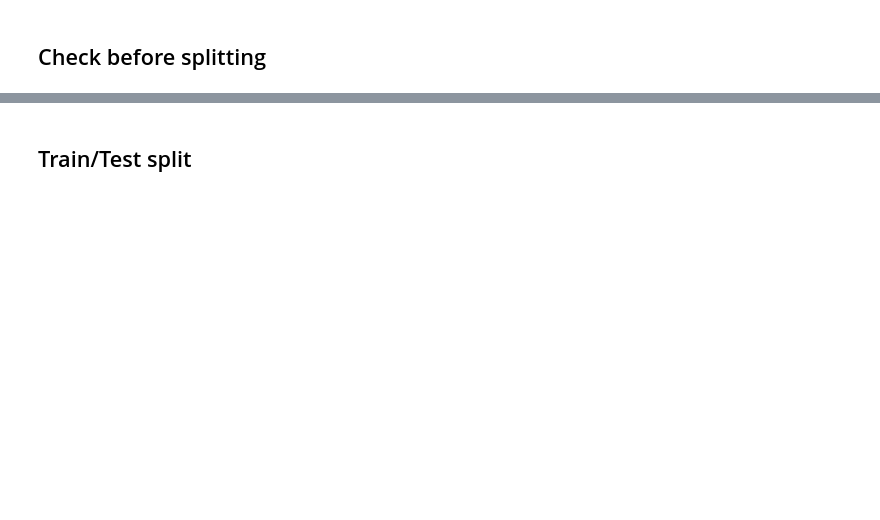
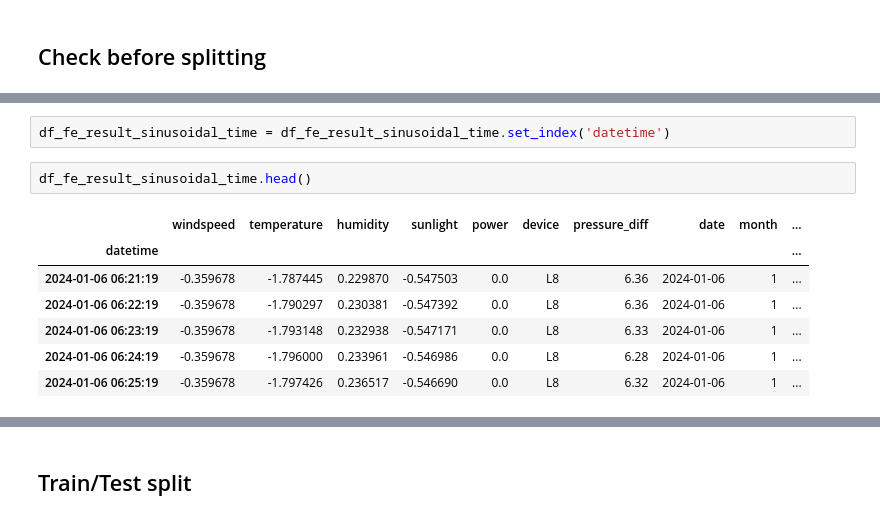
Before and after one commit to chiseanchang0727/aicup-predict-energy-generation, a Jupyter notebook: test_region/Predict_1_Sean.ipynb, the cells around one changed output, grey strips where cells are left out. Cells and saved outputs as stored; diff of their text form; blank space fills up the shorter version.

```diff
--- a/test_region/Predict_1_Sean.ipynb
+++ b/test_region/Predict_1_Sean.ipynb
@@ -194,0 +199,12 @@ df_fe_result_sinusoidal_time.describe()
+# %%
+df_fe_result_sinusoidal_time = df_fe_result_sinusoidal_time.set_index('datetime')
+# %%
+df_fe_result_sinusoidal_time.head()
+# %% [output]
+|  | windspeed | temperature | humidity | sunlight | power | device | pressure_diff | date | month | ... |
+| datetime |  |  |  |  |  |  |  |  |  | ... |
+| 2024-01-06 06:21:19 | -0.359678 | -1.787445 | 0.229870 | -0.547503 | 0.0 | L8 | 6.36 | 2024-01-06 | 1 | ... |
+| 2024-01-06 06:22:19 | -0.359678 | -1.790297 | 0.230381 | -0.547392 | 0.0 | L8 | 6.36 | 2024-01-06 | 1 | ... |
+| 2024-01-06 06:23:19 | -0.359678 | -1.793148 | 0.232938 | -0.547171 | 0.0 | L8 | 6.33 | 2024-01-06 | 1 | ... |
+| 2024-01-06 06:24:19 | -0.359678 | -1.796000 | 0.233961 | -0.546986 | 0.0 | L8 | 6.28 | 2024-01-06 | 1 | ... |
+| 2024-01-06 06:25:19 | -0.359678 | -1.797426 | 0.236517 | -0.546690 | 0.0 | L8 | 6.32 | 2024-01-06 | 1 | ... |
```
Also changed, not shown: parts of 15 cells of this notebook, 1 other file.
